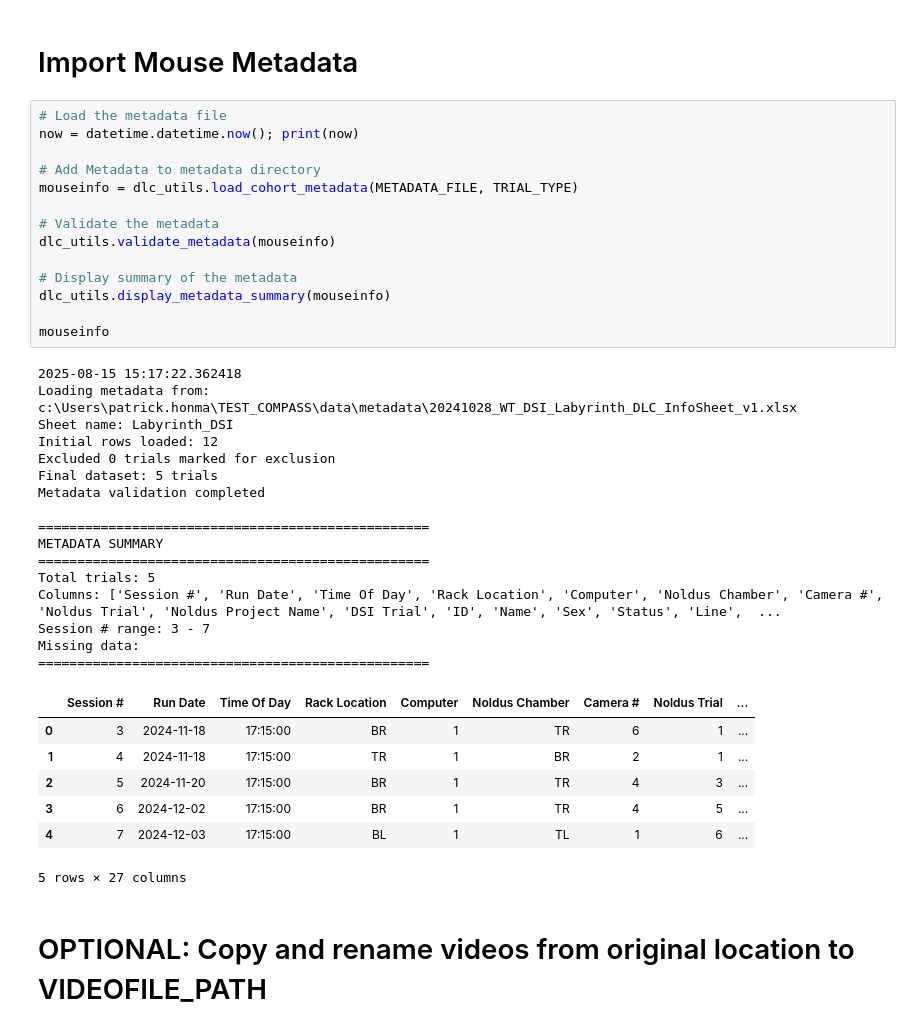
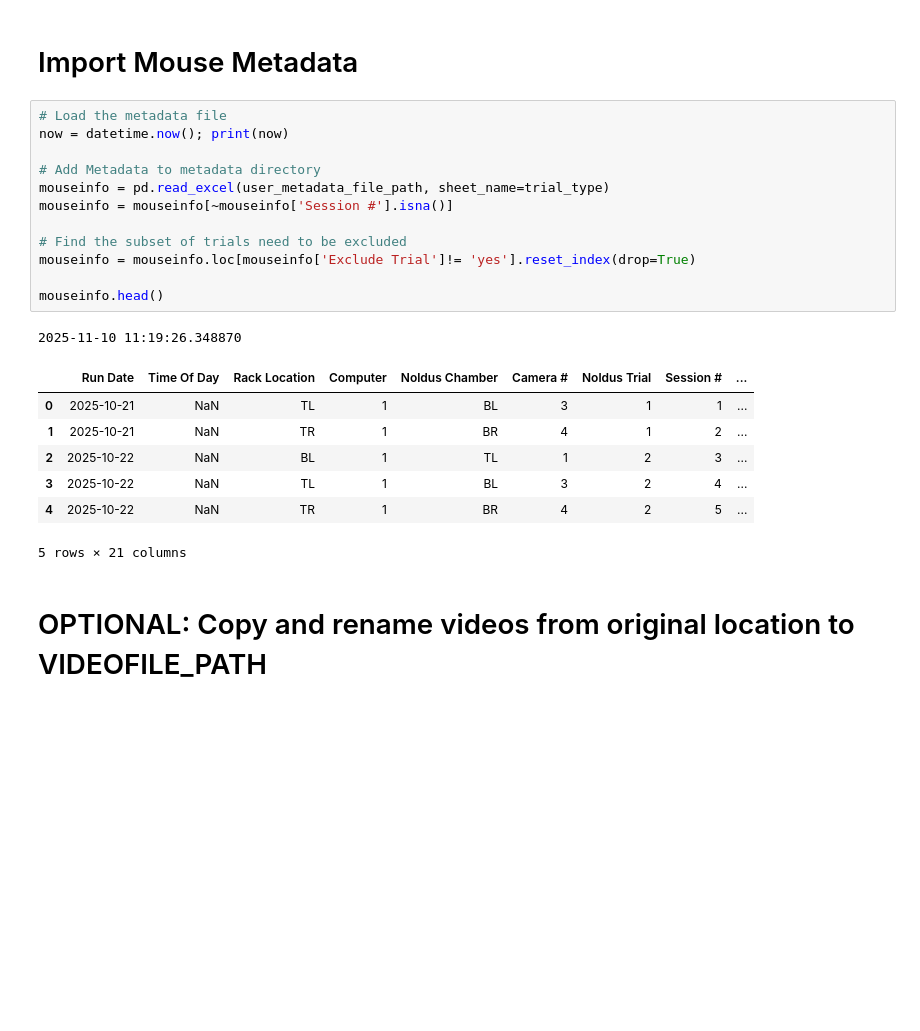
Before and after one commit to CoMPASS-Framework/CoMPASS-Labyrinth, a Jupyter notebook: notebooks/01_dlc_processing_template.ipynb, the cells around one changed output. Drawn from its saved outputs; the diff is of its cells as text; blank space fills up the shorter version.

Commit message:
updated initial dlc processing and minor fixes

```diff
--- a/notebooks/01_dlc_processing_template.ipynb
+++ b/notebooks/01_dlc_processing_template.ipynb
@@ -110,42 +105,25 @@ matplotlib.rcParams['svg.fonttype'] = 'none'
 # Import Mouse Metadata
 # %%
 # Load the metadata file
-now = datetime.datetime.now(); print(now)
+now = datetime.now(); print(now)
 
 # Add Metadata to metadata directory
-mouseinfo = dlc_utils.load_cohort_metadata(METADATA_FILE, TRIAL_TYPE)
+mouseinfo = pd.read_excel(user_metadata_file_path, sheet_name=trial_type)
+mouseinfo = mouseinfo[~mouseinfo['Session #'].isna()]
 
-# Validate the metadata
-dlc_utils.validate_metadata(mouseinfo)
+# Find the subset of trials need to be excluded
+mouseinfo = mouseinfo.loc[mouseinfo['Exclude Trial']!= 'yes'].reset_index(drop=True)
 
-# Display summary of the metadata
-dlc_utils.display_metadata_summary(mouseinfo)
-
-mouseinfo
+mouseinfo.head()
 # %% [output]
-2025-08-15 15:17:22.362418
-Loading metadata from: c:\Users\patrick.honma\TEST_COMPASS\data\metadata\20241028_WT_DSI_Labyrinth_DLC_InfoSheet_v1.xlsx
-Sheet name: Labyrinth_DSI
-Initial rows loaded: 12
-Excluded 0 trials marked for exclusion
-Final dataset: 5 trials
-Metadata validation completed
-
-==================================================
-METADATA SUMMARY
-==================================================
-Total trials: 5
-Columns: ['Session #', 'Run Date', 'Time Of Day', 'Rack Location', 'Computer', 'Noldus Chamber', 'Camera #', 'Noldus Trial', 'Noldus Project Name', 'DSI Trial', 'ID', 'Name', 'Sex', 'Status', 'Line',  ...
-Session # range: 3 - 7
-Missing data:
-==================================================
+2025-11-10 11:19:26.348870
-|  | Session # | Run Date | Time Of Day | Rack Location | Computer | Noldus Chamber | Camera # | Noldus Trial | ... |
-| 0 | 3 | 2024-11-18 | 17:15:00 | BR | 1 | TR | 6 | 1 | ... |
-| 1 | 4 | 2024-11-18 | 17:15:00 | TR | 1 | BR | 2 | 1 | ... |
-| 2 | 5 | 2024-11-20 | 17:15:00 | BR | 1 | TR | 4 | 3 | ... |
-| 3 | 6 | 2024-12-02 | 17:15:00 | BR | 1 | TR | 4 | 5 | ... |
-| 4 | 7 | 2024-12-03 | 17:15:00 | BL | 1 | TL | 1 | 6 | ... |
+|  | Run Date | Time Of Day | Rack Location | Computer | Noldus Chamber | Camera # | Noldus Trial | Session # | ... |
+| 0 | 2025-10-21 | NaN | TL | 1 | BL | 3 | 1 | 1 | ... |
+| 1 | 2025-10-21 | NaN | TR | 1 | BR | 4 | 1 | 2 | ... |
+| 2 | 2025-10-22 | NaN | BL | 1 | TL | 1 | 2 | 3 | ... |
+| 3 | 2025-10-22 | NaN | TL | 1 | BL | 3 | 2 | 4 | ... |
+| 4 | 2025-10-22 | NaN | TR | 1 | BR | 4 | 2 | 5 | ... |
-5 rows × 27 columns
+5 rows × 21 columns
 # %% [markdown]
 # OPTIONAL: Copy and rename videos from original location to VIDEOFILE_PATH
 # %%
```
Also changed, not shown: parts of 14 cells of this notebook, 13 other files.
